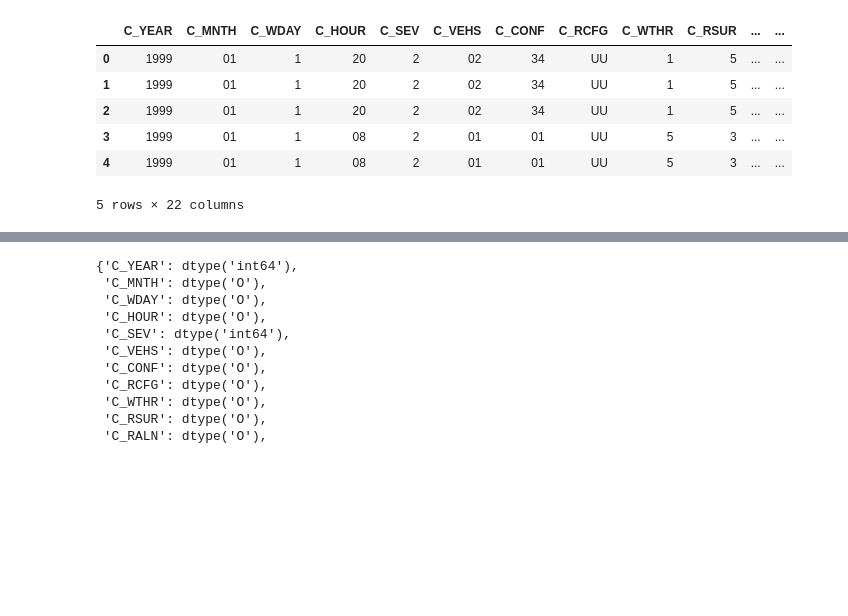
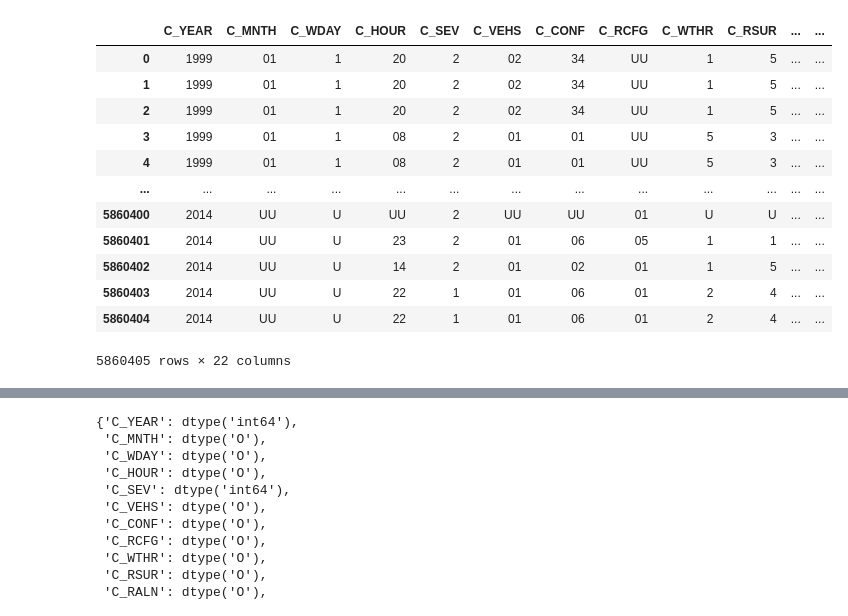
Before and after one commit to Randy03/cunef_ml_canadian_crash, a Jupyter notebook: EDA.ipynb, the cells around one changed output, grey strips where cells are left out. Saved outputs shown, nothing was run; the diff lists cells and outputs as text; code cells hidden in the pictures; blank space fills up the shorter version.

```diff
--- a/EDA.ipynb
+++ b/EDA.ipynb
@@ -9,15 +9,21 @@ unnecessary_columns = ['V_ID','P_ID','C_SEV','C_YEAR','P_USER','P_PSN','V_YEAR',
 # %%
 data = pd.read_csv('NCDB_1999_to_2014.csv',low_memory=False)
 # %%
-data.head()
+data
 # %% [output]
 |  | C_YEAR | C_MNTH | C_WDAY | C_HOUR | C_SEV | C_VEHS | C_CONF | C_RCFG | C_WTHR | C_RSUR | ... | ... |
 | 0 | 1999 | 01 | 1 | 20 | 2 | 02 | 34 | UU | 1 | 5 | ... | ... |
 | 1 | 1999 | 01 | 1 | 20 | 2 | 02 | 34 | UU | 1 | 5 | ... | ... |
 | 2 | 1999 | 01 | 1 | 20 | 2 | 02 | 34 | UU | 1 | 5 | ... | ... |
 | 3 | 1999 | 01 | 1 | 08 | 2 | 01 | 01 | UU | 5 | 3 | ... | ... |
 | 4 | 1999 | 01 | 1 | 08 | 2 | 01 | 01 | UU | 5 | 3 | ... | ... |
+| ... | ... | ... | ... | ... | ... | ... | ... | ... | ... | ... | ... | ... |
+| 5860400 | 2014 | UU | U | UU | 2 | UU | UU | 01 | U | U | ... | ... |
+| 5860401 | 2014 | UU | U | 23 | 2 | 01 | 06 | 05 | 1 | 1 | ... | ... |
+| 5860402 | 2014 | UU | U | 14 | 2 | 01 | 02 | 01 | 1 | 5 | ... | ... |
+| 5860403 | 2014 | UU | U | 22 | 1 | 01 | 06 | 01 | 2 | 4 | ... | ... |
+| 5860404 | 2014 | UU | U | 22 | 1 | 01 | 06 | 01 | 2 | 4 | ... | ... |
-5 rows × 22 columns
+5860405 rows × 22 columns
 # %%
 #Agregar columna con cantidad de personas por accidente
 collision_columns = [col for col in data.columns if col[0]=="C"]
```
Also changed, not shown: parts of 14 cells of this notebook.
